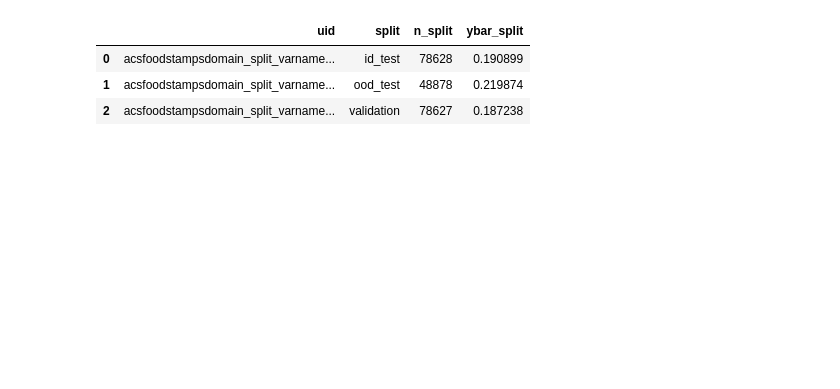
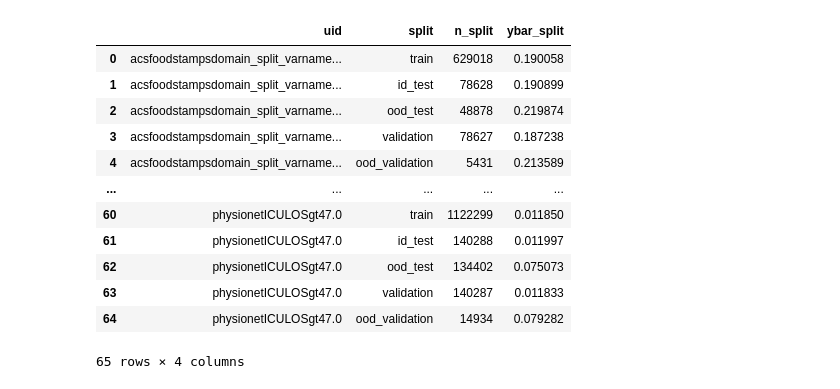
Before and after one commit to webzerg/tableshift, a Jupyter notebook: notebooks/compute_shift_deltas.ipynb, the cells around one changed output. Saved outputs shown, nothing was run; the diff lists cells and outputs as text; code cells hidden in the pictures; blank space fills up the shorter version.

Commit message:
bringing up to date with version on bam@cs; includes completed delta_x, delta_y, and physionet analyses

```diff
--- a/notebooks/compute_shift_deltas.ipynb
+++ b/notebooks/compute_shift_deltas.ipynb
@@ -12,11 +12,9 @@ from tqdm import tqdm
 # %%
 from tablebench.core.tabular_dataset import CachedDataset
 cache_dir = "../tmp"
-experiment = "acsfoodstamps"
 
-uids_list = [
-    "acsfoodstampsdomain_split_varname_DIVISIONdomain_split_ood_value_06",
-]
+from .notebook_lib import UIDS_LIST, extract_name_from_uid
+uids_list = UIDS_LIST
 # %%
 # list of (uid, split, n_split, ymean) tuples
 results = []
@@ -24,7 +22,12 @@ results = []
 for uid in uids_list:
     print(f'processing uid {uid}')
     base_dir = os.path.join(cache_dir, uid)
-    for split in ('id_test', 'ood_test', 'validation'):
+    if uid == 'physionetICULOSgt47.0':
+        name = "physionet"
+    else:
+        name = extract_name_from_uid(uid)
+    dset = CachedDataset(cache_dir=cache_dir, uid=uid, name=name)
+    for split in ('train', 'id_test', 'ood_test', 'validation', 'ood_validation'):
         print(f'processing split {split}')
         yvals = list()
         split_files = glob.glob(os.path.join(base_dir, split, '*', '*.csv'))
@@ -44,7 +59,17 @@ processing split validation
 # %%
-pd.DataFrame(results, columns=['uid', 'split', 'n_split', 'ybar_split'])
+df = pd.DataFrame(results, columns=['uid', 'split', 'n_split', 'ybar_split'])
+df
 # %% [output]
 |  | uid | split | n_split | ybar_split |
-| 0 | acsfoodstampsdomain_split_varname... | id_test | 78628 | 0.190899 |
-| 1 | acsfoodstampsdomain_split_varname... | ood_test | 48878 | 0.219874 |
-| 2 | acsfoodstampsdomain_split_varname... | validation | 78627 | 0.187238 |
+| 0 | acsfoodstampsdomain_split_varname... | train | 629018 | 0.190058 |
+| 1 | acsfoodstampsdomain_split_varname... | id_test | 78628 | 0.190899 |
+| 2 | acsfoodstampsdomain_split_varname... | ood_test | 48878 | 0.219874 |
+| 3 | acsfoodstampsdomain_split_varname... | validation | 78627 | 0.187238 |
+| 4 | acsfoodstampsdomain_split_varname... | ood_validation | 5431 | 0.213589 |
+| ... | ... | ... | ... | ... |
+| 60 | physionetICULOSgt47.0 | train | 1122299 | 0.011850 |
+| 61 | physionetICULOSgt47.0 | id_test | 140288 | 0.011997 |
+| 62 | physionetICULOSgt47.0 | ood_test | 134402 | 0.075073 |
+| 63 | physionetICULOSgt47.0 | validation | 140287 | 0.011833 |
+| 64 | physionetICULOSgt47.0 | ood_validation | 14934 | 0.079282 |
+65 rows × 4 columns
```
Also changed, not shown: parts of 12 cells of this notebook, 1 other file.
